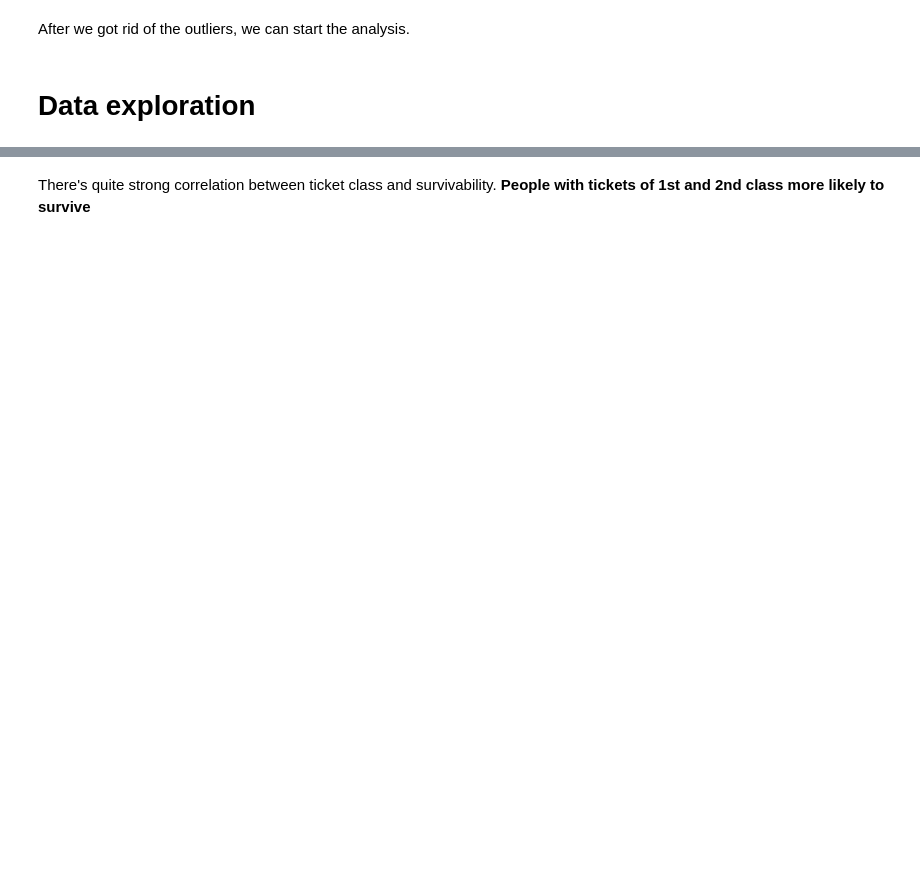
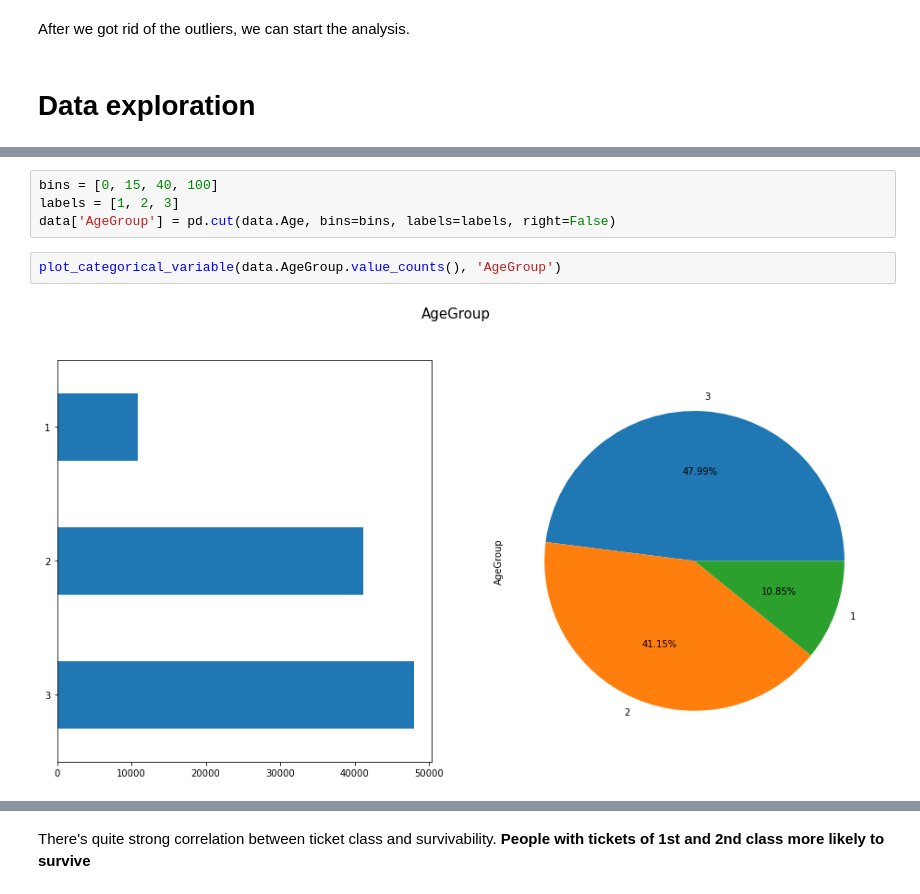
Before and after one commit to MeSugar/synth_competition, a Jupyter notebook: synthanic_competition.ipynb, the cells around one changed output, grey strips where cells are left out. Drawn from its saved outputs; the diff is of its cells as text; blank space fills up the shorter version.

```diff
--- a/synthanic_competition.ipynb
+++ b/synthanic_competition.ipynb
@@ -201,0 +245,8 @@ tidy.head()
+# %%
+bins = [0, 15, 40, 100]
+labels = [1, 2, 3]
+data['AgeGroup'] = pd.cut(data.Age, bins=bins, labels=labels, right=False)
+# %%
+plot_categorical_variable(data.AgeGroup.value_counts(), 'AgeGroup')
+# %% [output]
+[figure, added]
```
Also changed, not shown: parts of 100 cells of this notebook.
